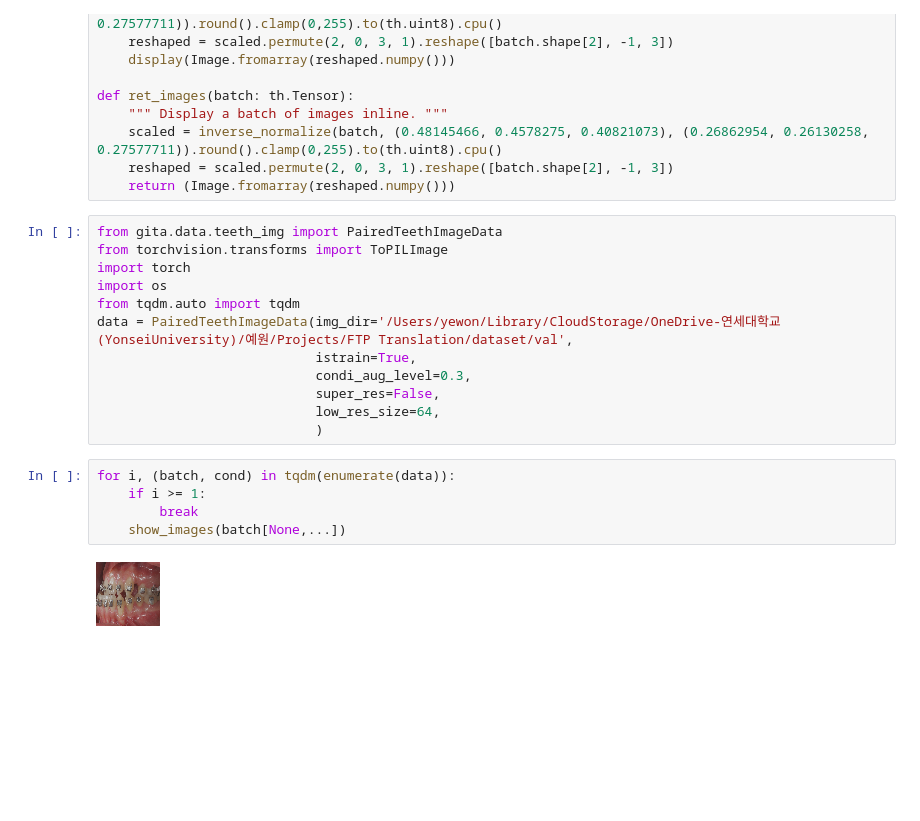
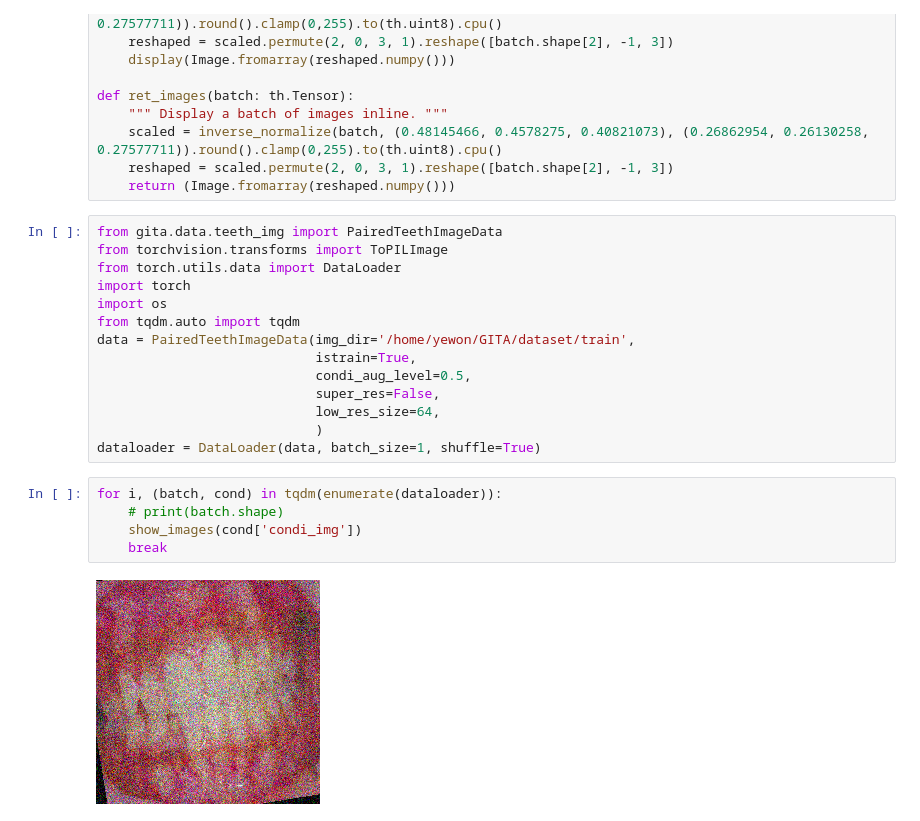
Before and after one commit to three0-s/GITA, a Jupyter notebook: teeth_data.ipynb, the cells around one changed output. Saved outputs shown, nothing was run; the diff lists cells and outputs as text; blank space fills up the shorter version.

Commit message:
220917 | condi level modified

```diff
--- a/teeth_data.ipynb
+++ b/teeth_data.ipynb
@@ -31,19 +31,21 @@ def ret_images(batch: th.Tensor):
 # %%
 from gita.data.teeth_img import PairedTeethImageData
 from torchvision.transforms import ToPILImage
+from torch.utils.data import DataLoader
 import torch
 import os
 from tqdm.auto import tqdm
-data = PairedTeethImageData(img_dir='/Users/yewon/Library/CloudStorage/OneDrive-연세대학교(YonseiUniversity)/예원/Projects/FTP Translation/dataset/val',
+data = PairedTeethImageData(img_dir='/home/yewon/GITA/dataset/train',
                             istrain=True,
-                            condi_aug_level=0.3,
+                            condi_aug_level=0.5,
                             super_res=False,
                             low_res_size=64,
                             )
+dataloader = DataLoader(data, batch_size=1, shuffle=True)
 # %%
-for i, (batch, cond) in tqdm(enumerate(data)):
-    if i >= 1:
-        break
-    show_images(batch[None,...])
+for i, (batch, cond) in tqdm(enumerate(dataloader)):
+    # print(batch.shape)
+    show_images(cond['condi_img'])
+    break
 # %% [output]
-[figure, old version]
+[figure, new version]
```
Also changed, not shown: 4 other files.
